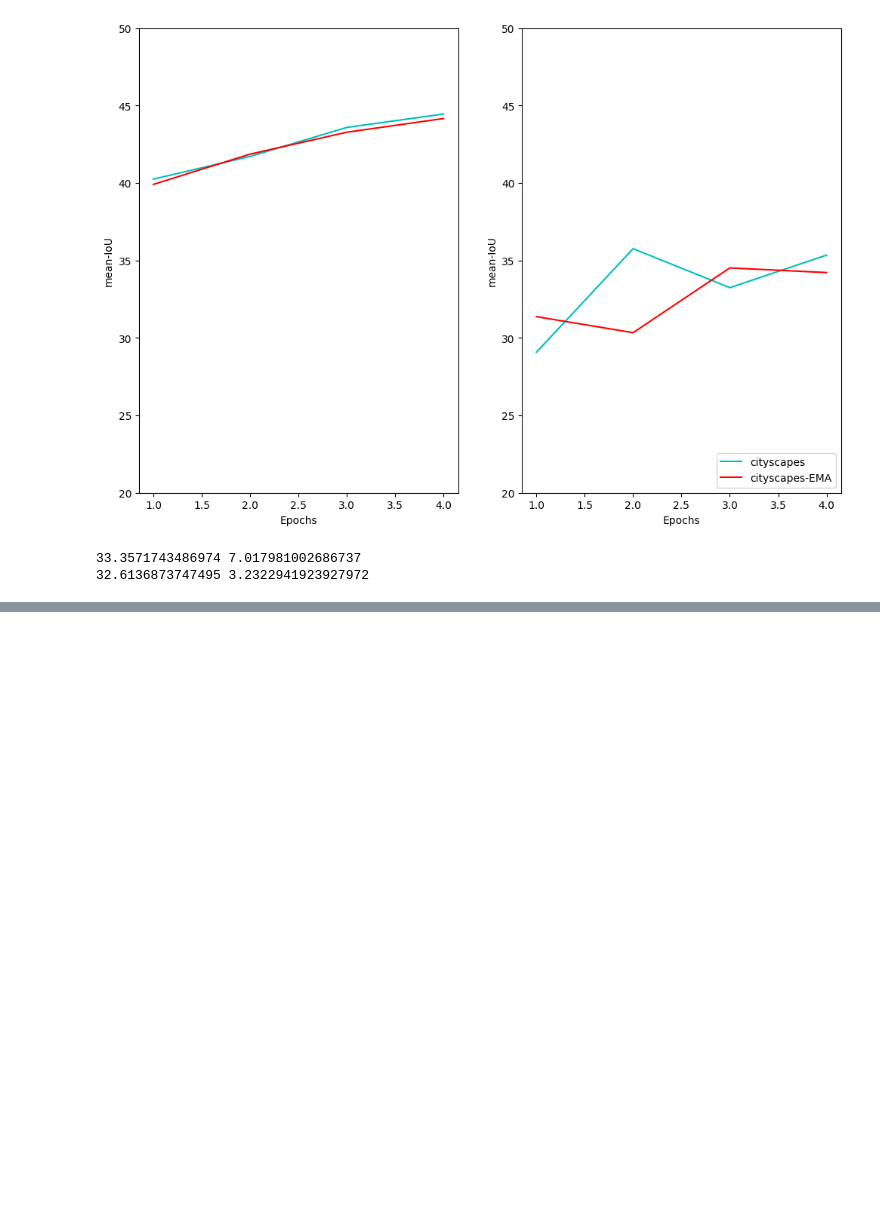
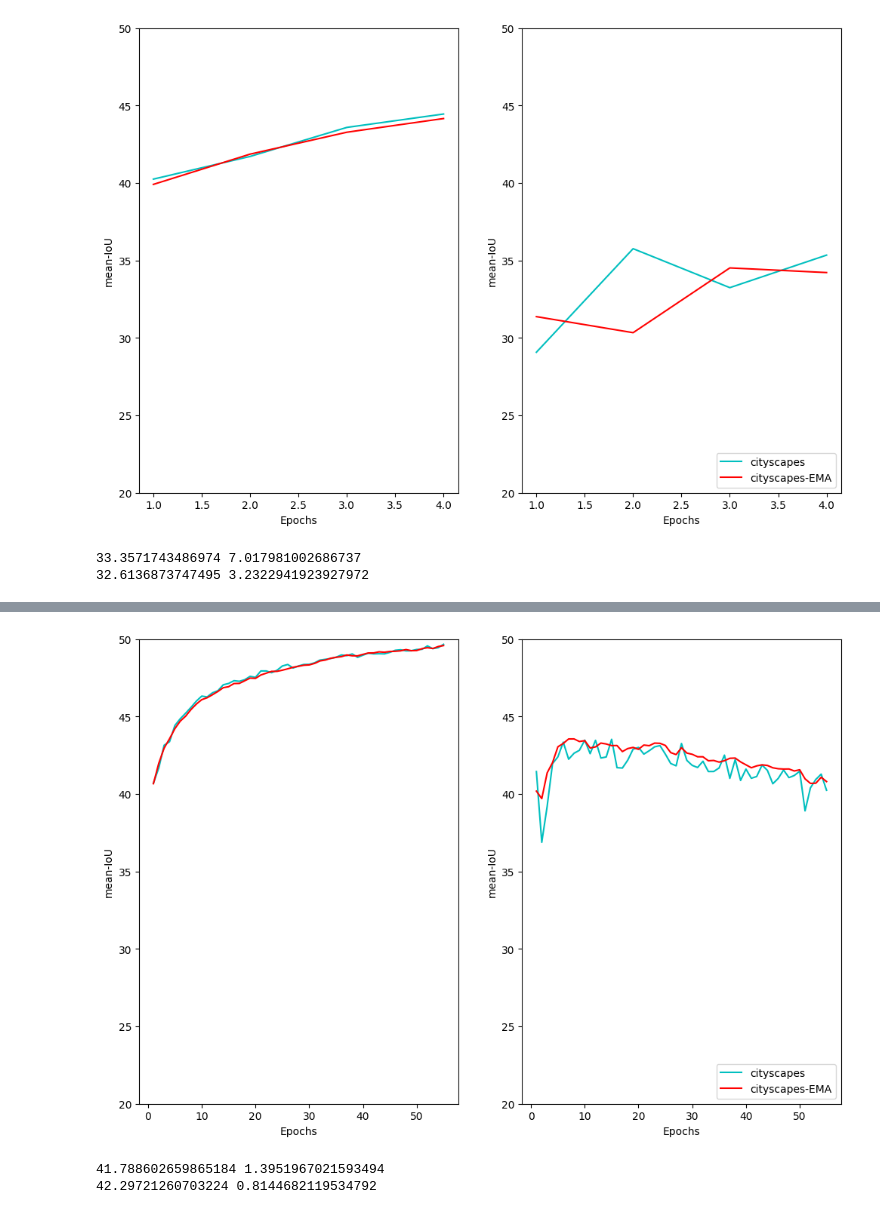
Before and after one commit to Auenwald/synthetic_to_real_translation, a Jupyter notebook: displaying_scores.ipynb, the cells around one changed output, grey strips where cells are left out. Saved outputs shown, nothing was run; the diff lists cells and outputs as text; code cells hidden in the pictures; blank space fills up the shorter version.

```diff
--- a/displaying_scores.ipynb
+++ b/displaying_scores.ipynb
@@ -750,0 +751,9 @@ print(np.mean(target_ema), np.var(target_ema))
+# %%
+target, target_ema = visualize_scores('./logs_final/synthia_to_cityscapes_segformerb5pretrained_SGD_lr_5e03_decay_0995_localglobalRandomBrightnessContrast_batch4.txt', print_means=False, src='synthia', target='cityscapes', save=True)
+
+print(np.mean(target), np.var(target))
+print(np.mean(target_ema), np.var(target_ema))
+# %% [output]
+[figure, added]
+41.788602659865184 1.3951967021593494
+42.29721260703224 0.8144682119534792
```
Also changed, not shown: parts of 4 cells of this notebook, 2 other files.
